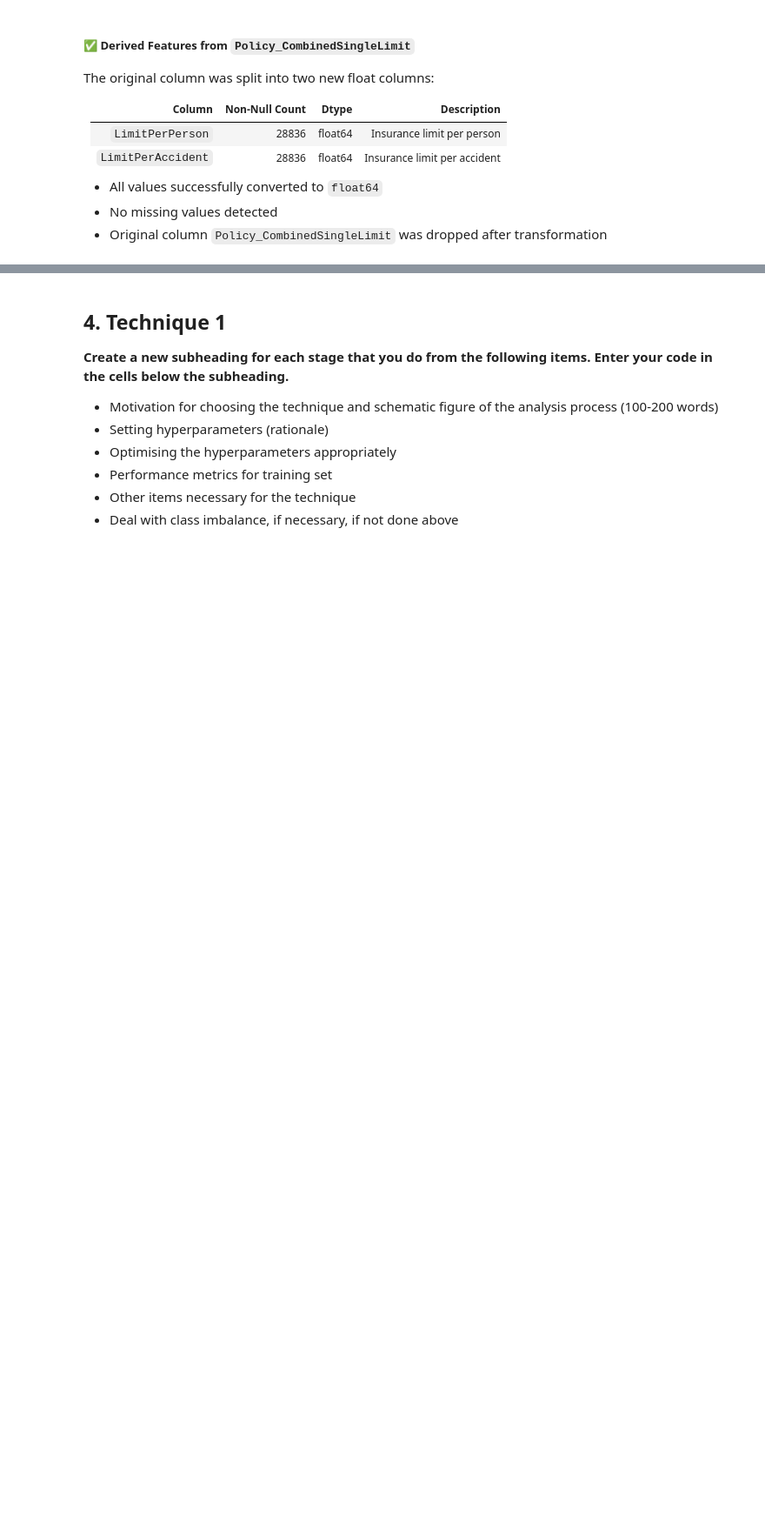
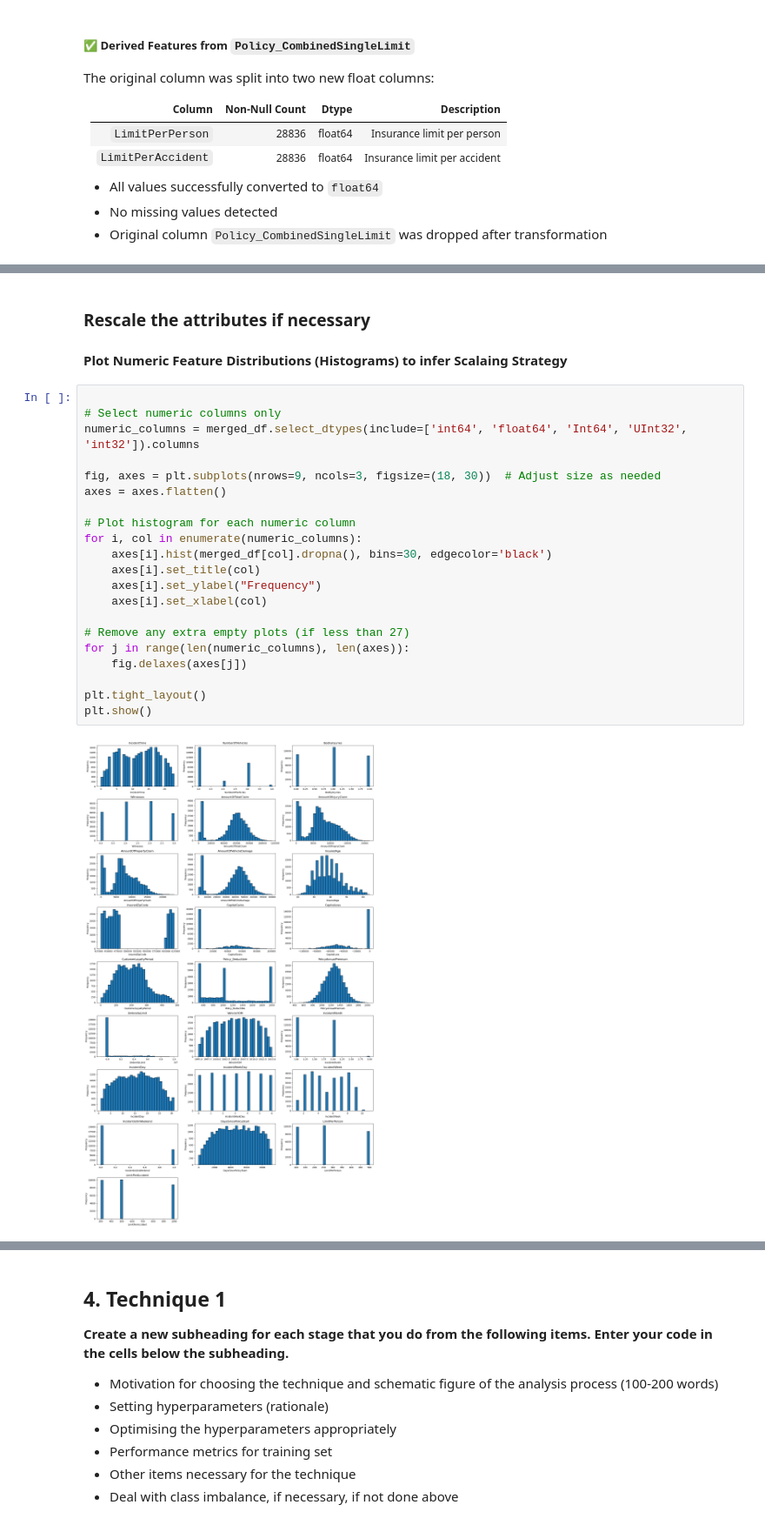
Before and after one commit to sumeetraheja/uol-module2-insurance, a Jupyter notebook: Assessment.ipynb, the cells around one changed output, grey strips where cells are left out. Shown at 87% size. Saved outputs shown, nothing was run; the diff lists cells and outputs as text; blank space fills up the shorter version.

```diff
--- a/Assessment.ipynb
+++ b/Assessment.ipynb
@@ -582,0 +842,26 @@ Index(['DateOfIncident', 'TypeOfIncident', 'TypeOfCollission',
+# %% [markdown]
+###  Rescale the attributes if necessary
+#### Plot Numeric Feature Distributions (Histograms) to infer Scalaing Strategy
+# %%
+
+# Select numeric columns only
+numeric_columns = merged_df.select_dtypes(include=['int64', 'float64', 'Int64', 'UInt32', 'int32']).columns
+
+fig, axes = plt.subplots(nrows=9, ncols=3, figsize=(18, 30))  # Adjust size as needed
+axes = axes.flatten()
+
+# Plot histogram for each numeric column
+for i, col in enumerate(numeric_columns):
+    axes[i].hist(merged_df[col].dropna(), bins=30, edgecolor='black')
+    axes[i].set_title(col)
+    axes[i].set_ylabel("Frequency")
+    axes[i].set_xlabel(col)
+
+# Remove any extra empty plots (if less than 27)
+for j in range(len(numeric_columns), len(axes)):
+    fig.delaxes(axes[j])
+
+plt.tight_layout()
+plt.show()
+# %% [output]
+[figure, added]
```
Also changed, not shown: parts of 63 cells of this notebook, 2 other files.
